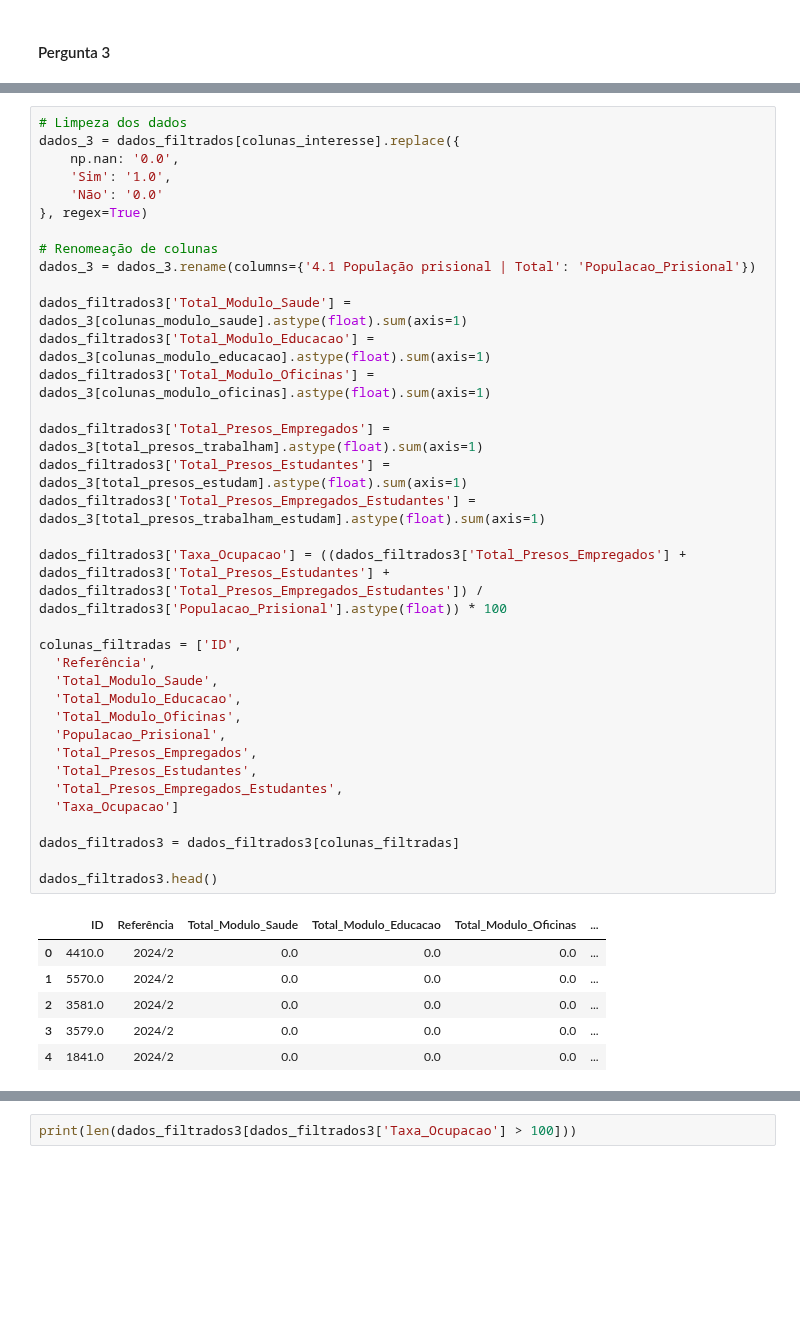
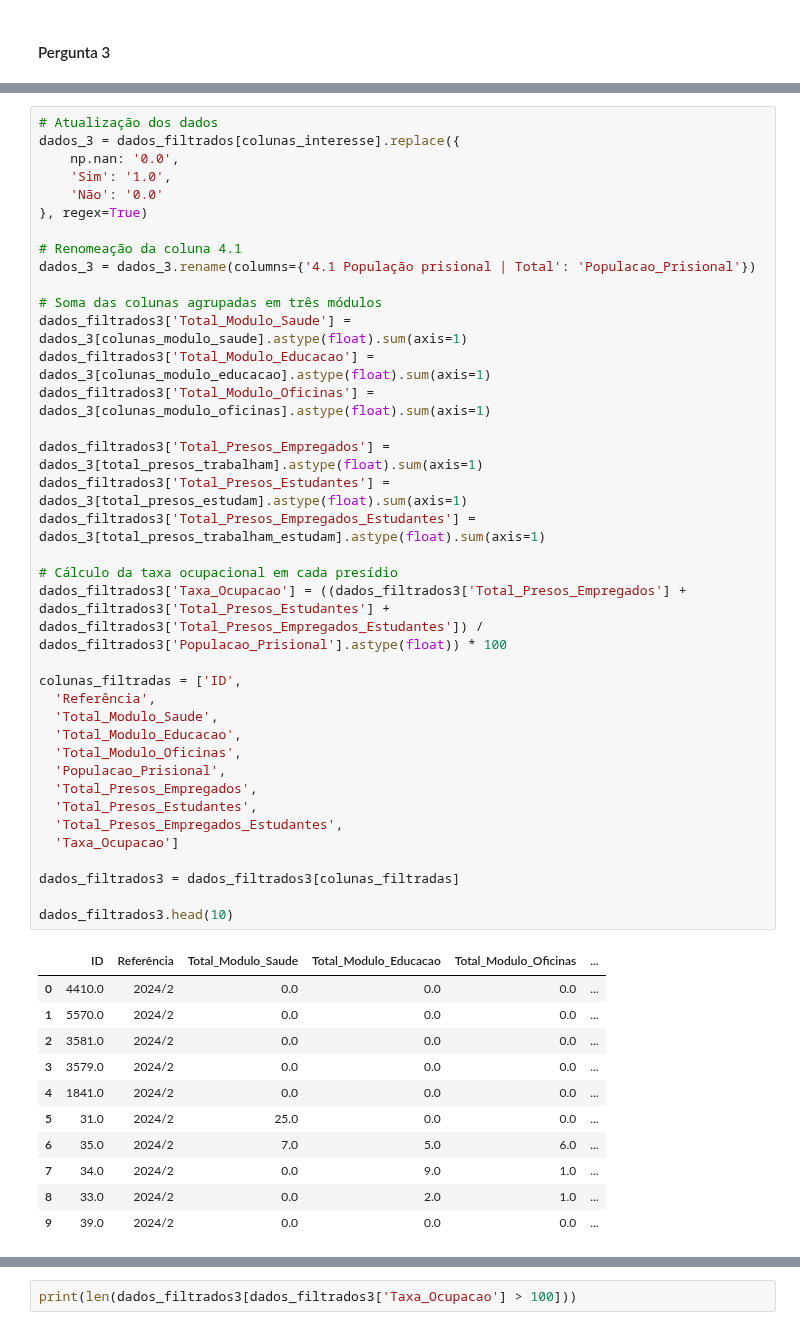
Before and after one commit to Caio-Brega/introducao-ciencia-dos-dados, a Jupyter notebook: TP_ICD.ipynb, the cells around one changed output, grey strips where cells are left out. Drawn from its saved outputs; the diff is of its cells as text; blank space fills up the shorter version.

Commit message:
Atualização na 'Pergunta 3'

```diff
--- a/TP_ICD.ipynb
+++ b/TP_ICD.ipynb
@@ -534,42 +494,49 @@ Ter o valor = 1 significará, portanto, que existe pelo menos um módulo dessa o
 # %%
-# Limpeza dos dados
+# Atualização dos dados
 dados_3 = dados_filtrados[colunas_interesse].replace({
     np.nan: '0.0',
     'Sim': '1.0',
     'Não': '0.0'
 }, regex=True)
 
-# Renomeação de colunas
+# Renomeação da coluna 4.1
 dados_3 = dados_3.rename(columns={'4.1 População prisional | Total': 'Populacao_Prisional'})
 
+# Soma das colunas agrupadas em três módulos
 dados_filtrados3['Total_Modulo_Saude'] = dados_3[colunas_modulo_saude].astype(float).sum(axis=1)
 dados_filtrados3['Total_Modulo_Educacao'] = dados_3[colunas_modulo_educacao].astype(float).sum(axis=1)
 dados_filtrados3['Total_Modulo_Oficinas'] = dados_3[colunas_modulo_oficinas].astype(float).sum(axis=1)
 
 dados_filtrados3['Total_Presos_Empregados'] = dados_3[total_presos_trabalham].astype(float).sum(axis=1)
 dados_filtrados3['Total_Presos_Estudantes'] = dados_3[total_presos_estudam].astype(float).sum(axis=1)
 dados_filtrados3['Total_Presos_Empregados_Estudantes'] = dados_3[total_presos_trabalham_estudam].astype(float).sum(axis=1)
 
+# Cálculo da taxa ocupacional em cada presídio
 dados_filtrados3['Taxa_Ocupacao'] = ((dados_filtrados3['Total_Presos_Empregados'] + dados_filtrados3['Total_Presos_Estudantes'] + dados_filtrados3['Total_Presos_Empregados_Estudantes']) / dados_filtrados3['Populacao_Prisional'].astype(float)) * 100
 
 colunas_filtradas = ['ID',
   'Referência',
   'Total_Modulo_Saude',
   'Total_Modulo_Educacao',
   'Total_Modulo_Oficinas',
   'Populacao_Prisional',
   'Total_Presos_Empregados',
   'Total_Presos_Estudantes',
   'Total_Presos_Empregados_Estudantes',
   'Taxa_Ocupacao']
 
 dados_filtrados3 = dados_filtrados3[colunas_filtradas]
 
-dados_filtrados3.head()
+dados_filtrados3.head(10)
 # %% [output]
 |  | ID | Referência | Total_Modulo_Saude | Total_Modulo_Educacao | Total_Modulo_Oficinas | ... |
 | 0 | 4410.0 | 2024/2 | 0.0 | 0.0 | 0.0 | ... |
 | 1 | 5570.0 | 2024/2 | 0.0 | 0.0 | 0.0 | ... |
 | 2 | 3581.0 | 2024/2 | 0.0 | 0.0 | 0.0 | ... |
 | 3 | 3579.0 | 2024/2 | 0.0 | 0.0 | 0.0 | ... |
 | 4 | 1841.0 | 2024/2 | 0.0 | 0.0 | 0.0 | ... |
+| 5 | 31.0 | 2024/2 | 25.0 | 0.0 | 0.0 | ... |
+| 6 | 35.0 | 2024/2 | 7.0 | 5.0 | 6.0 | ... |
+| 7 | 34.0 | 2024/2 | 0.0 | 9.0 | 1.0 | ... |
+| 8 | 33.0 | 2024/2 | 0.0 | 2.0 | 1.0 | ... |
+| 9 | 39.0 | 2024/2 | 0.0 | 0.0 | 0.0 | ... |
```
Also changed, not shown: parts of 11 cells of this notebook.
